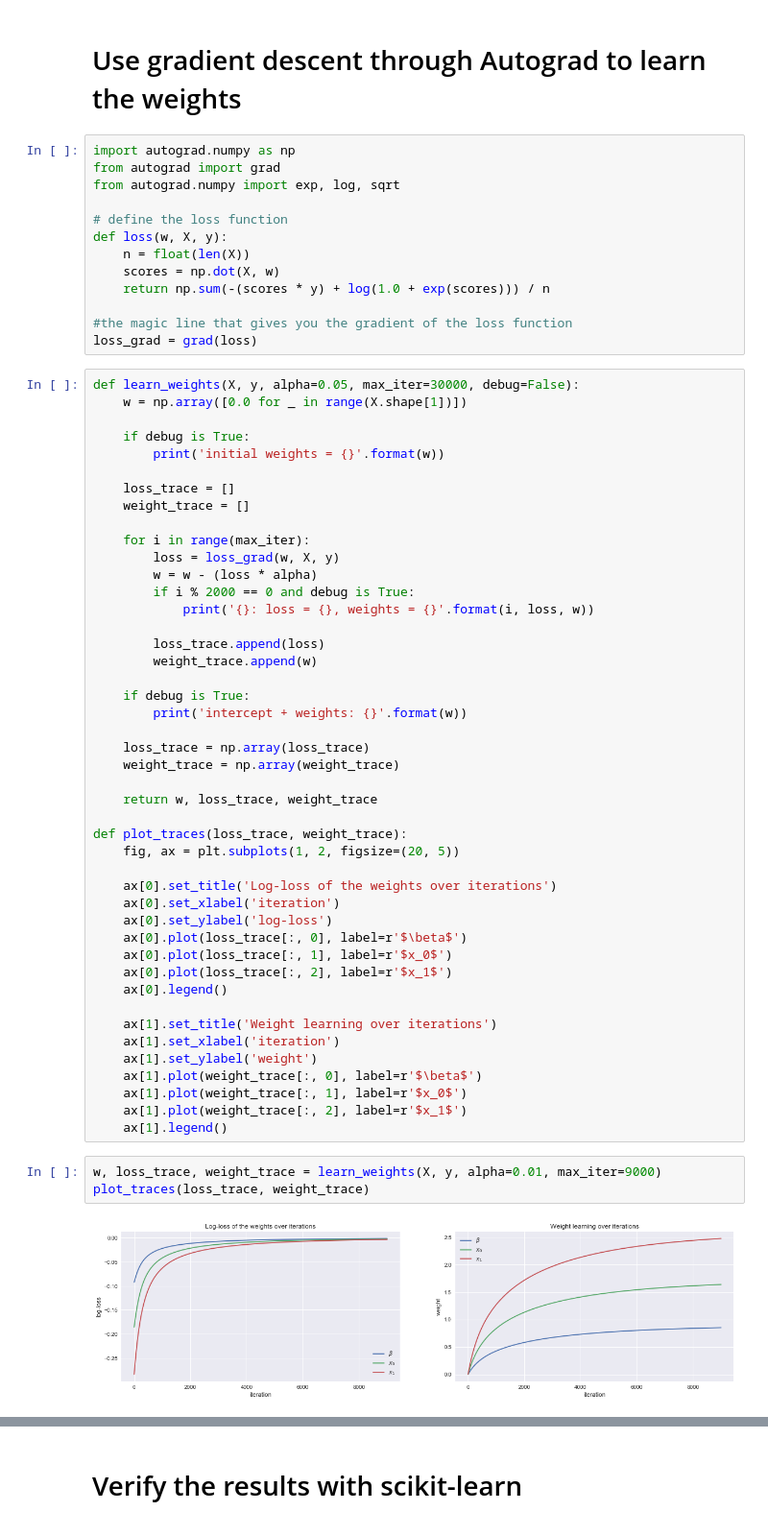
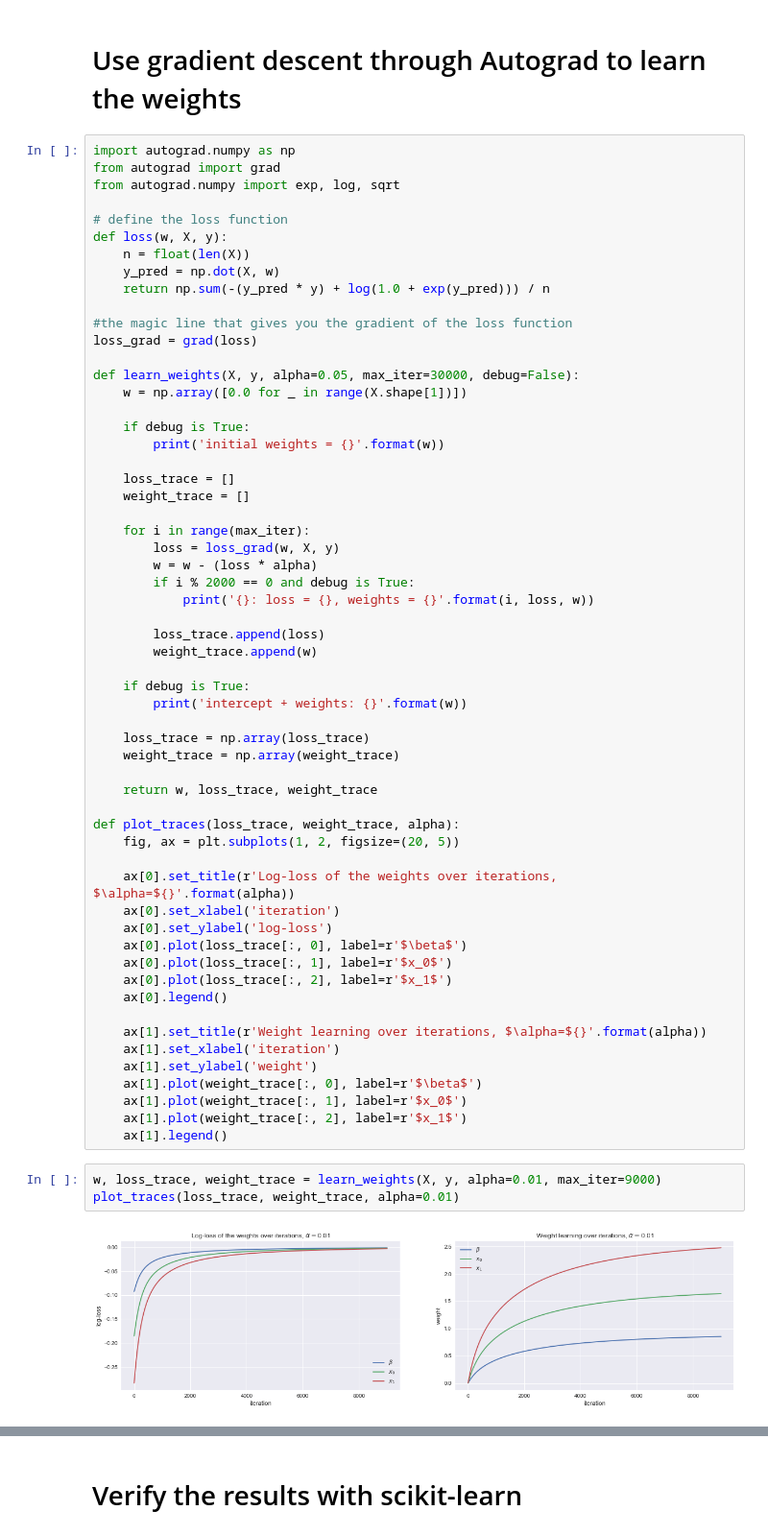
Before and after one commit to vangj/ds, a Jupyter notebook: logistic-regression.ipynb, the cells around one changed output, grey strips where cells are left out. Shown at 96% size. Drawn from its saved outputs; the diff is of its cells as text.

Commit message:
re-run, add alpha to title

```diff
--- a/logistic-regression.ipynb
+++ b/logistic-regression.ipynb
@@ -64,20 +64,20 @@ Text(0,0.5,'count')
 [figure]
 # %% [markdown]
 # Use gradient descent through Autograd to learn the weights
-# %%
-import autograd.numpy as np
-from autograd import grad
-from autograd.numpy import exp, log, sqrt
-
-# define the loss function
-def loss(w, X, y):
-    n = float(len(X))
-    scores = np.dot(X, w)
-    return np.sum(-(scores * y) + log(1.0 + exp(scores))) / n
-
-#the magic line that gives you the gradient of the loss function
-loss_grad = grad(loss)
 # %%
+import autograd.numpy as np
+from autograd import grad
+from autograd.numpy import exp, log, sqrt
+
+# define the loss function
+def loss(w, X, y):
+    n = float(len(X))
+    y_pred = np.dot(X, w)
+    return np.sum(-(y_pred * y) + log(1.0 + exp(y_pred))) / n
+
+#the magic line that gives you the gradient of the loss function
+loss_grad = grad(loss)
+
 def learn_weights(X, y, alpha=0.05, max_iter=30000, debug=False):
     w = np.array([0.0 for _ in range(X.shape[1])])
 
@@ -104,10 +104,10 @@ def learn_weights(X, y, alpha=0.05, max_iter=30000, debug=False):
 
     return w, loss_trace, weight_trace
 
-def plot_traces(loss_trace, weight_trace):
+def plot_traces(loss_trace, weight_trace, alpha):
     fig, ax = plt.subplots(1, 2, figsize=(20, 5))
 
-    ax[0].set_title('Log-loss of the weights over iterations')
+    ax[0].set_title(r'Log-loss of the weights over iterations, $\alpha=${}'.format(alpha))
     ax[0].set_xlabel('iteration')
     ax[0].set_ylabel('log-loss')
     ax[0].plot(loss_trace[:, 0], label=r'$\beta$')
@@ -115,7 +115,7 @@ def plot_traces(loss_trace, weight_trace):
     ax[0].plot(loss_trace[:, 2], label=r'$x_1$')
     ax[0].legend()
 
-    ax[1].set_title('Weight learning over iterations')
+    ax[1].set_title(r'Weight learning over iterations, $\alpha=${}'.format(alpha))
     ax[1].set_xlabel('iteration')
     ax[1].set_ylabel('weight')
     ax[1].plot(weight_trace[:, 0], label=r'$\beta$')
@@ -124,8 +124,8 @@ def plot_traces(loss_trace, weight_trace):
     ax[1].legend()
 # %%
 w, loss_trace, weight_trace = learn_weights(X, y, alpha=0.01, max_iter=9000)
-plot_traces(loss_trace, weight_trace)
+plot_traces(loss_trace, weight_trace, alpha=0.01)
 # %% [output]
-[figure, old version]
+[figure, new version]
 # %%
 w, loss_trace, weight_trace = learn_weights(X, y, alpha=0.05, max_iter=6000)
```
Also changed, not shown: parts of 3 cells of this notebook.
